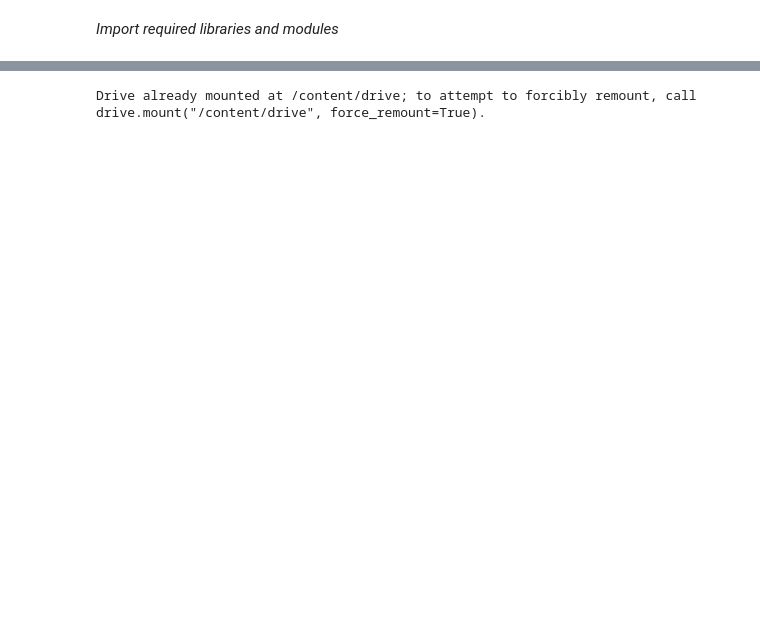
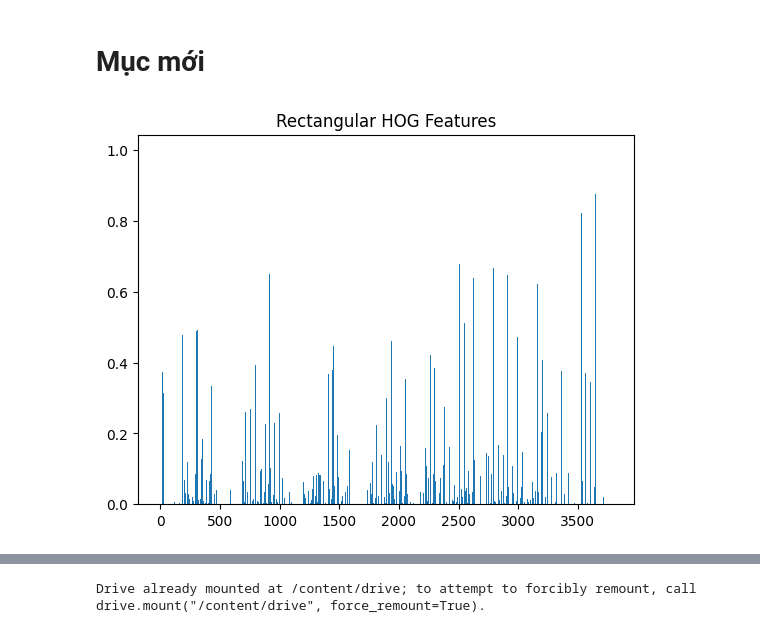
Before and after one commit to tatdatnguyen/HOG-For-Human-Detection, a Jupyter notebook: fer_bouchene.ipynb, the cells around one changed output, grey strips where cells are left out. Drawn from its saved outputs; the diff is of its cells as text; code cells hidden in the pictures; blank space fills up the shorter version.

```diff
--- a/fer_bouchene.ipynb
+++ b/fer_bouchene.ipynb
@@ -1,2 +0,0 @@
-# %% [markdown]
-*Import required libraries and modules*
@@ -2,0 +133,22 @@
+# %% [markdown]
+# Mục mới
+# %%
+# Load an image using OpenCV
+image_path = '/content/sample_data/puppy_image_Resize.jpeg'
+image = cv2.imread(image_path)
+image = cv2.cvtColor(image, cv2.COLOR_BGR2GRAY)
+image = cv2.resize(image, (128,64))
+
+# Specify parameters for rectangular HOG
+cell_size = (8, 8)  # Rectangular cell size
+block_size = (2, 2)
+
+# Compute rectangular HOG features
+rectangular_hog_features = compute_rectangular_hog(image, cell_size, block_size)
+
+# Display the rectangular HOG features
+plt.bar(range(len(rectangular_hog_features)), rectangular_hog_features)
+plt.title('Rectangular HOG Features')
+plt.show()
+# %% [output]
+[figure, added]
```
Also changed, not shown: parts of 17 cells of this notebook, 4 other files.
